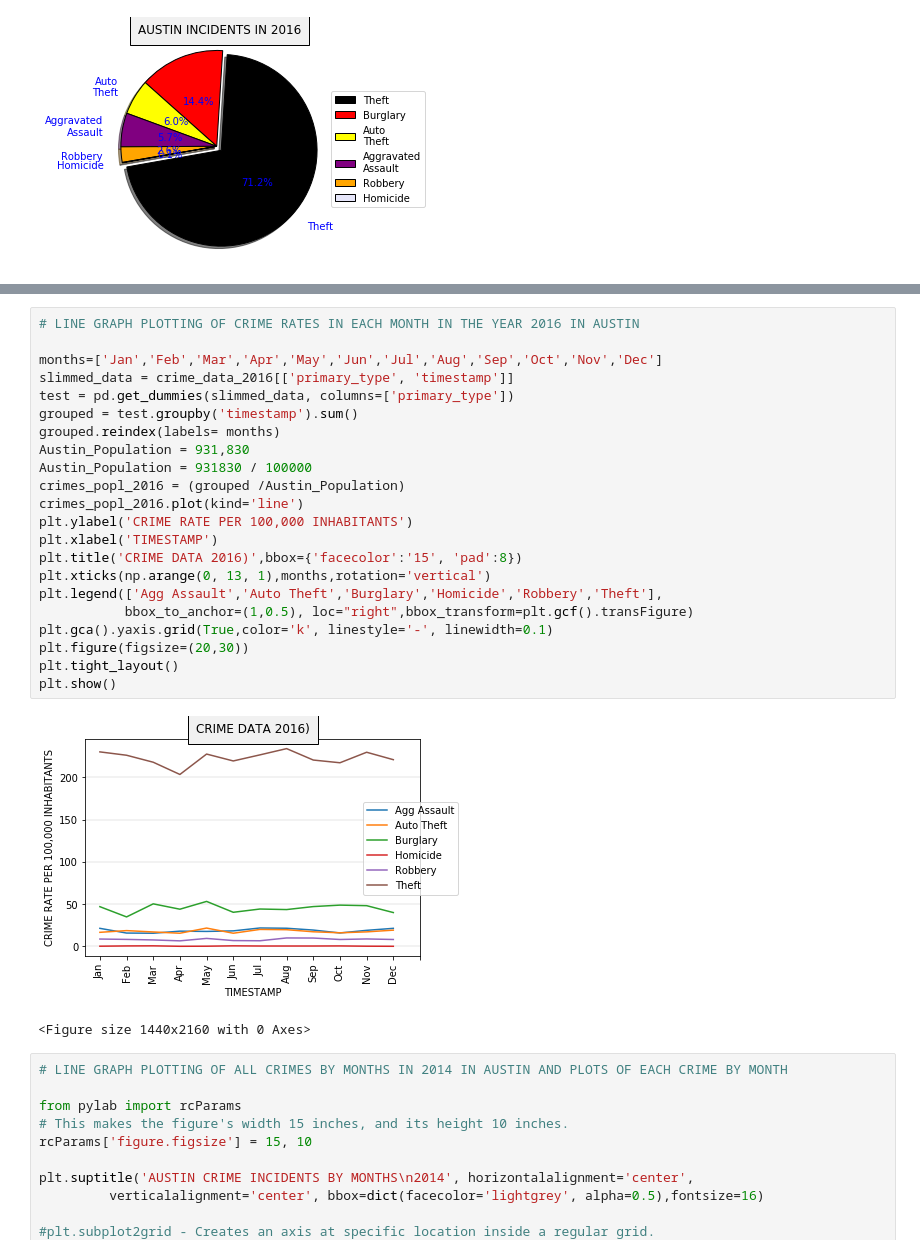
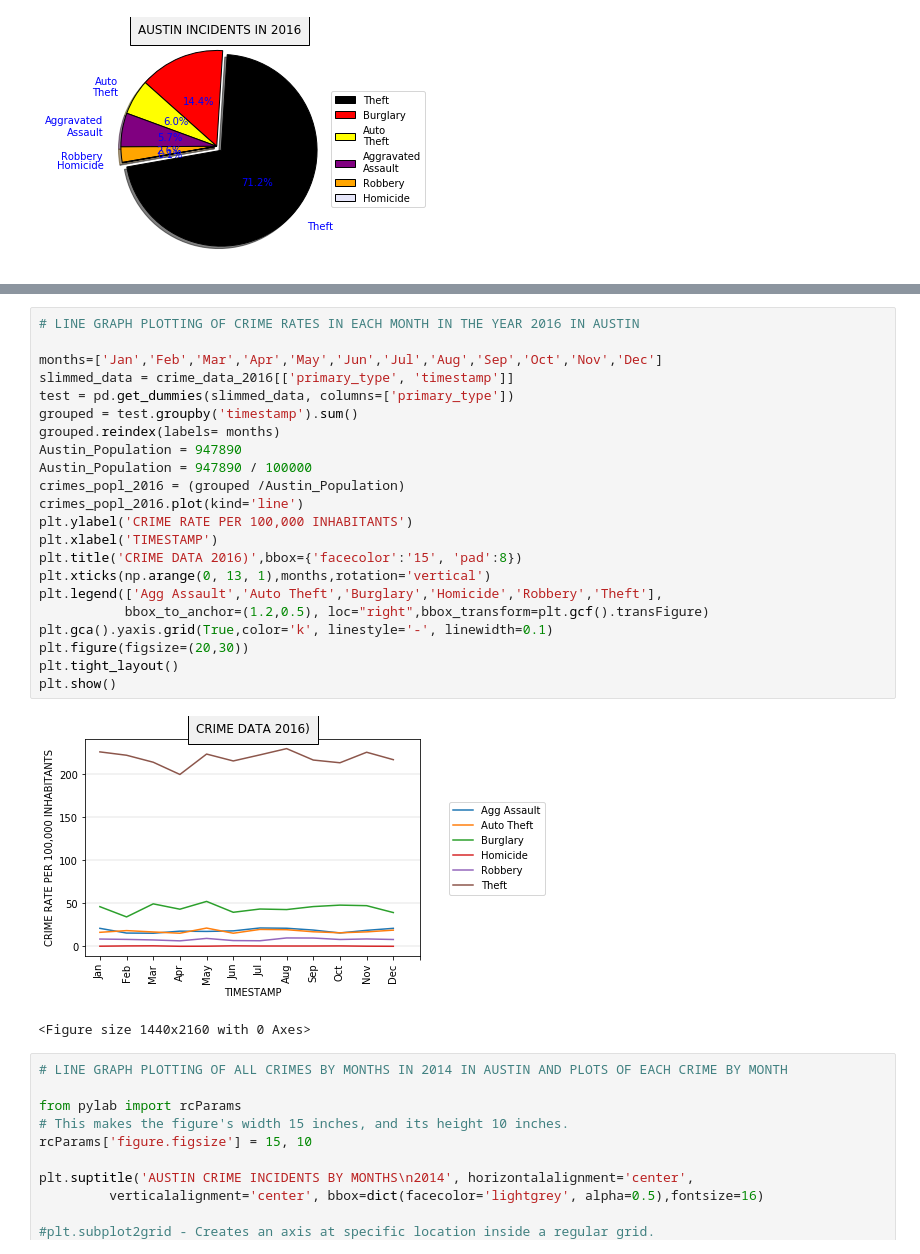
Before and after one commit to shruthieg/Austin-Crime-Data-Analytics, a Jupyter notebook: Project_1_DataClean2.ipynb, the cells around one changed output, grey strips where cells are left out. Cells and saved outputs as stored; diff of their text form.

```diff
--- a/Project_1_DataClean2.ipynb
+++ b/Project_1_DataClean2.ipynb
@@ -422,27 +422,27 @@ plt.show()
 # %%
 # LINE GRAPH PLOTTING OF CRIME RATES IN EACH MONTH IN THE YEAR 2016 IN AUSTIN
 
 months=['Jan','Feb','Mar','Apr','May','Jun','Jul','Aug','Sep','Oct','Nov','Dec']
 slimmed_data = crime_data_2016[['primary_type', 'timestamp']]
 test = pd.get_dummies(slimmed_data, columns=['primary_type'])
 grouped = test.groupby('timestamp').sum()
 grouped.reindex(labels= months)
-Austin_Population = 931,830
-Austin_Population = 931830 / 100000
+Austin_Population = 947890
+Austin_Population = 947890 / 100000
 crimes_popl_2016 = (grouped /Austin_Population)
 crimes_popl_2016.plot(kind='line')
 plt.ylabel('CRIME RATE PER 100,000 INHABITANTS')
 plt.xlabel('TIMESTAMP')
 plt.title('CRIME DATA 2016)',bbox={'facecolor':'15', 'pad':8})
 plt.xticks(np.arange(0, 13, 1),months,rotation='vertical')
 plt.legend(['Agg Assault','Auto Theft','Burglary','Homicide','Robbery','Theft'],
-           bbox_to_anchor=(1,0.5), loc="right",bbox_transform=plt.gcf().transFigure)
+           bbox_to_anchor=(1.2,0.5), loc="right",bbox_transform=plt.gcf().transFigure)
 plt.gca().yaxis.grid(True,color='k', linestyle='-', linewidth=0.1)
 plt.figure(figsize=(20,30))
 plt.tight_layout()
 plt.show()
 # %% [output]
-[figure, old version]
+[figure, new version]
 <Figure size 1440x2160 with 0 Axes>
 # %%
 # LINE GRAPH PLOTTING OF ALL CRIMES BY MONTHS IN 2014 IN AUSTIN AND PLOTS OF EACH CRIME BY MONTH
```
Also changed, not shown: parts of 2 cells of this notebook, 2 other files.
